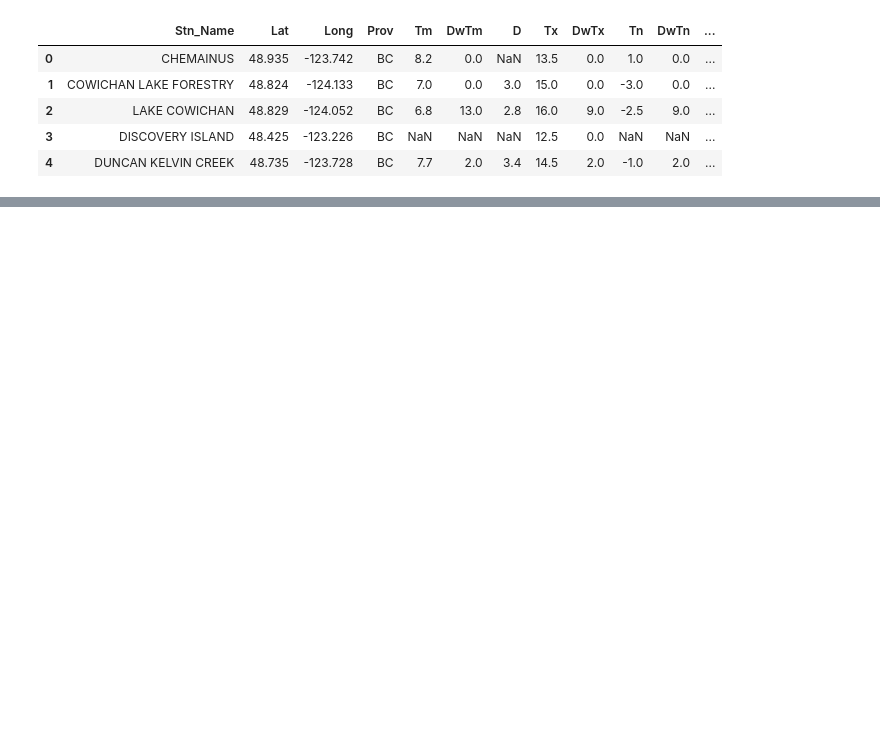
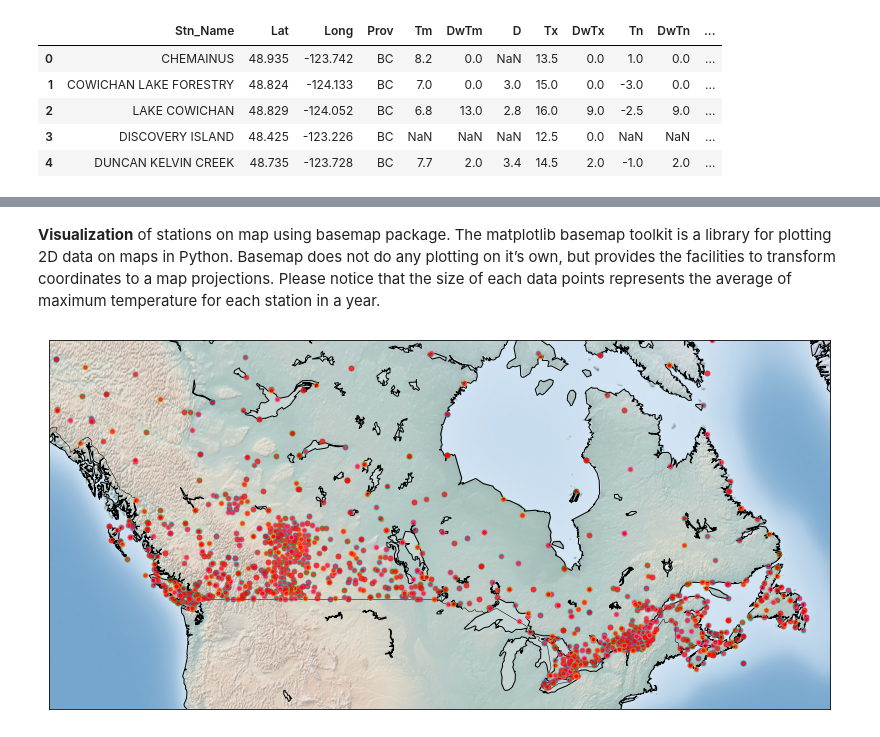
Before and after one commit to EnteringtheQuantumRealm/Clustering, a Jupyter notebook: Density_based_Clustering_.ipynb, the cells around one changed output, grey strips where cells are left out. Cells and saved outputs as stored; diff of their text form; code cells hidden in the pictures; blank space fills up the shorter version.

```diff
--- a/Density_based_Clustering_.ipynb
+++ b/Density_based_Clustering_.ipynb
@@ -40,3 +40,8 @@ pdf.head(5)
 | 2 | LAKE COWICHAN | 48.829 | -124.052 | BC | 6.8 | 13.0 | 2.8 | 16.0 | 9.0 | -2.5 | 9.0 | ... |
 | 3 | DISCOVERY ISLAND | 48.425 | -123.226 | BC | NaN | NaN | NaN | 12.5 | 0.0 | NaN | NaN | ... |
 | 4 | DUNCAN KELVIN CREEK | 48.735 | -123.728 | BC | 7.7 | 2.0 | 3.4 | 14.5 | 2.0 | -1.0 | 2.0 | ... |
+# %%
+# Cleasing (remove rows that don't have any value in the Tm field.)
+pdf = pdf[pd.notnull(pdf["Tm"])]
+pdf = pdf.reset_index(drop=True)
+pdf.head(3)
@@ -42,0 +72,38 @@ pdf.head(5)
+# %% [markdown]
+**Visualization** of stations on map using basemap package. The matplotlib basemap toolkit is a library for plotting 2D data on maps in Python. Basemap does not do any plotting on it’s own, but provides the facilities to transform coordinates to a map projections. Please notice that the size of each data points represents the average of maximum temperature for each station in a year.
+# %%
+rcParams['figure.figsize'] = (14,10)
+
+llon=-140
+ulon=-50
+llat=40
+ulat=65
+
+pdf = pdf[(pdf['Long'] > llon) & (pdf['Long'] < ulon) & (pdf['Lat'] > llat) &(pdf['Lat'] < ulat)]
+
+my_map = Basemap(projection='merc',
+            resolution = 'l', area_thresh = 1000.0,
+            llcrnrlon=llon, llcrnrlat=llat, #min longitude (llcrnrlon) and latitude (llcrnrlat)
+            urcrnrlon=ulon, urcrnrlat=ulat) #max longitude (urcrnrlon) and latitude (urcrnrlat)
+
+my_map.drawcoastlines() #해안선그리기
+my_map.drawcountries() #국경선그리기
+# my_map.drawmapboundary()
+my_map.fillcontinents(color = 'white', alpha = 0.3)
+my_map.shadedrelief()
+
+# To collect data based on stations
+xs,ys = my_map(np.asarray(pdf.Long), np.asarray(pdf.Lat))
+pdf['xm']= xs.tolist()
+pdf['ym'] =ys.tolist()
+
+# Visualization1
+for index,row in pdf.iterrows():
+
+# x,y = my_map(row.Long, row.Lat)
+   my_map.plot(row.xm, row.ym,markerfacecolor =([1,0,0]),  marker='o', markersize= 5, alpha = 0.75)
+
+# plt.text(x,y,stn)
+plt.show()
+# %% [output]
+[figure, added]
```
Also changed, not shown: parts of 12 cells of this notebook.
